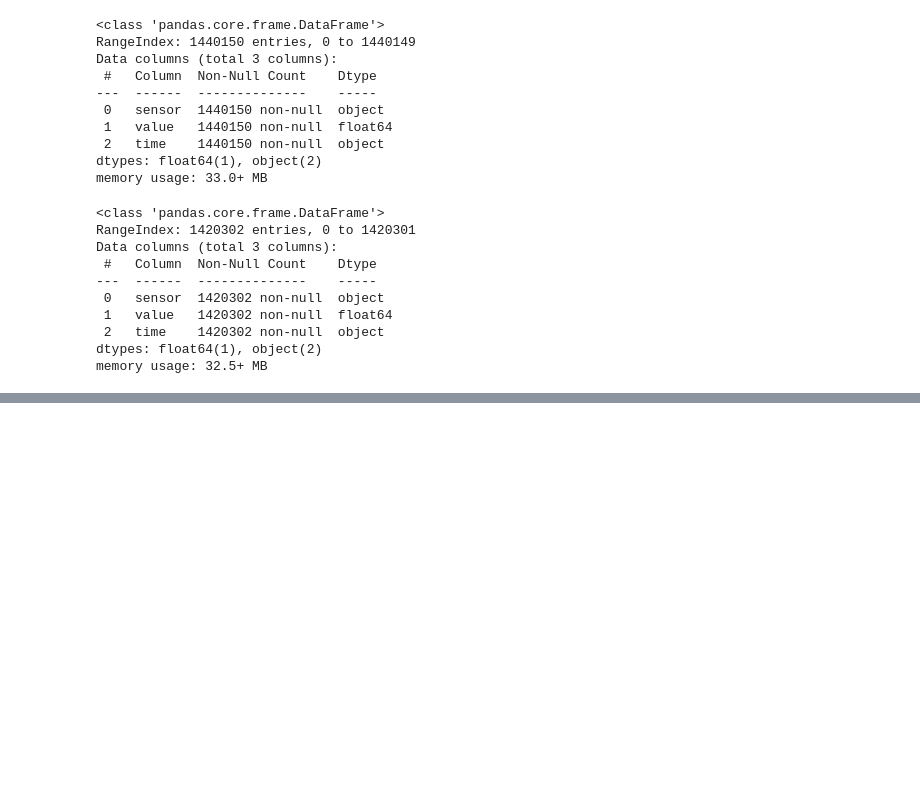
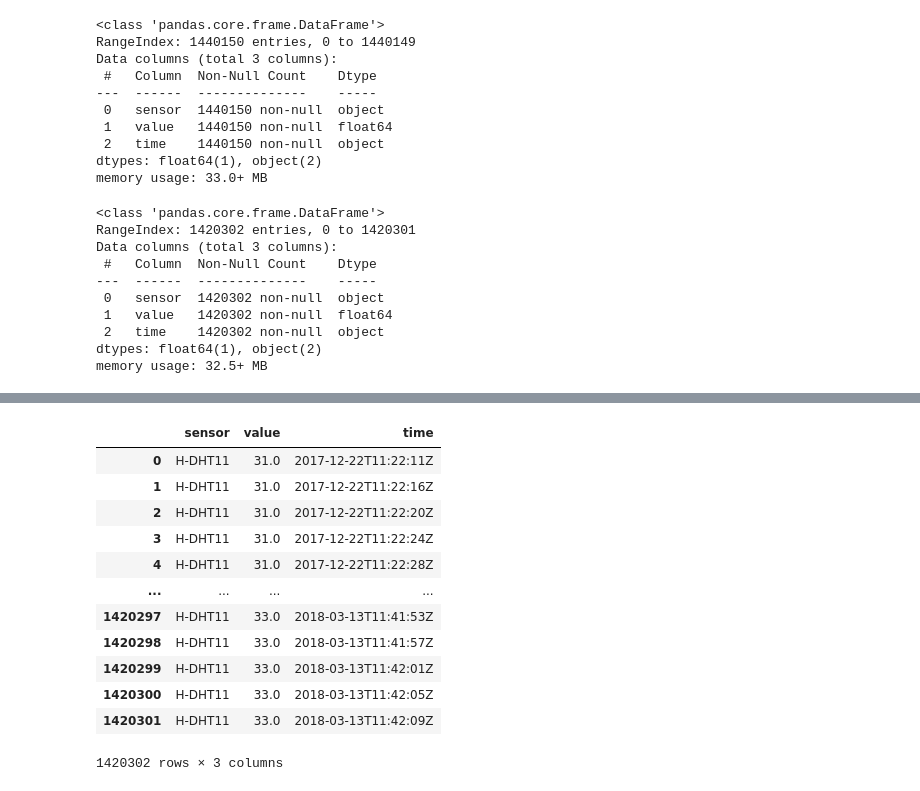
Before and after one commit to eyadfhafi/basic-data-science-assignment, a Jupyter notebook: notebooks/measures.ipynb, the cells around one changed output, grey strips where cells are left out. Drawn from its saved outputs; the diff is of its cells as text; code cells hidden in the pictures; blank space fills up the shorter version.

```diff
--- a/notebooks/measures.ipynb
+++ b/notebooks/measures.ipynb
@@ -560,0 +636,16 @@ memory usage: 32.5+ MB
+# %%
+H_DHT11.drop_duplicates()
+# %% [output]
+|  | sensor | value | time |
+| 0 | H-DHT11 | 31.0 | 2017-12-22T11:22:11Z |
+| 1 | H-DHT11 | 31.0 | 2017-12-22T11:22:16Z |
+| 2 | H-DHT11 | 31.0 | 2017-12-22T11:22:20Z |
+| 3 | H-DHT11 | 31.0 | 2017-12-22T11:22:24Z |
+| 4 | H-DHT11 | 31.0 | 2017-12-22T11:22:28Z |
+| ... | ... | ... | ... |
+| 1420297 | H-DHT11 | 33.0 | 2018-03-13T11:41:53Z |
+| 1420298 | H-DHT11 | 33.0 | 2018-03-13T11:41:57Z |
+| 1420299 | H-DHT11 | 33.0 | 2018-03-13T11:42:01Z |
+| 1420300 | H-DHT11 | 33.0 | 2018-03-13T11:42:05Z |
+| 1420301 | H-DHT11 | 33.0 | 2018-03-13T11:42:09Z |
+1420302 rows × 3 columns
```
Also changed, not shown: parts of 20 cells of this notebook.
